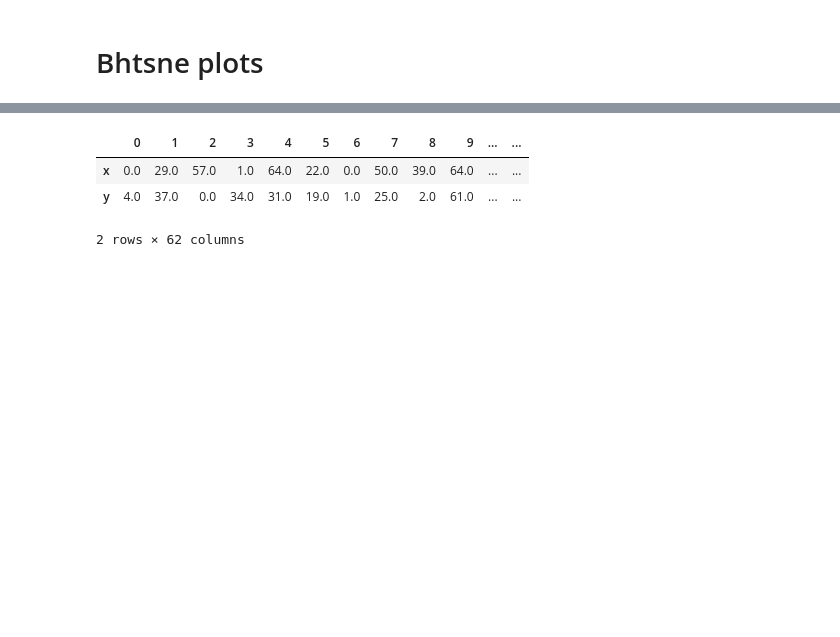
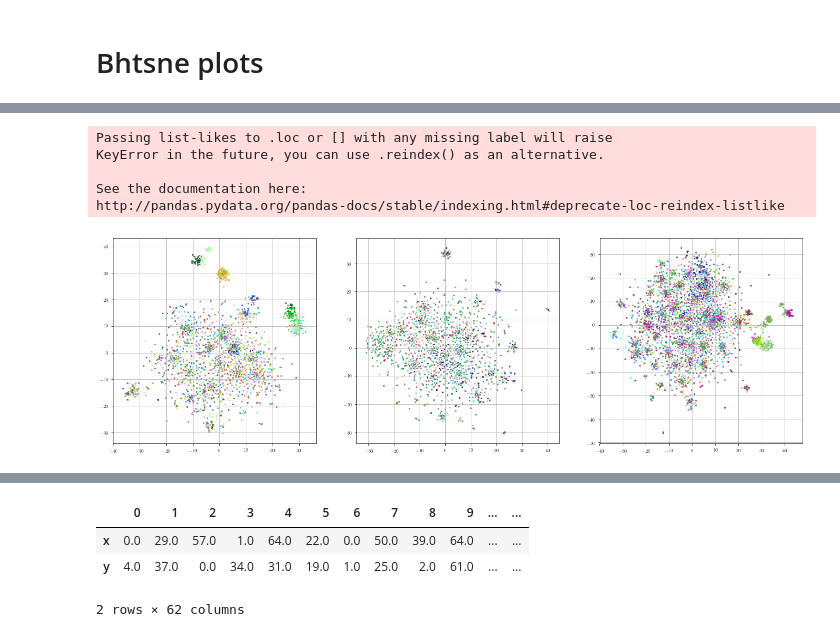
Before and after one commit to cherry-1024/pvtm-core, a Jupyter notebook: corpus_comparer.ipynb, the cells around one changed output, grey strips where cells are left out. Cells and saved outputs as stored; diff of their text form; code cells hidden in the pictures; blank space fills up the shorter version.

```diff
--- a/corpus_comparer.ipynb
+++ b/corpus_comparer.ipynb
@@ -70,3 +85,14 @@ finished reading csv file. start date conversion
 finished date conversion, evaluate columns where necessary...
 gmm_topics
 gmm_probas
+# %%
+print(plt.style.available)
+# sns.set(style='darkgrid')
+plt.style.use('seaborn-paper')
+plt.rcParams['axes.grid'] = True
+# plt.rc('font', family='DejaVu Sans', serif='Times')
+plt.rc('text', usetex=True)
+# plt.rc('xtick', labelsize=10)
+# plt.rc('ytick', labelsize=8)
+# plt.rc('axes', labelsize=8)
+# plt.rcParams["mathtext.fontset"] = "stix"
@@ -73,9 +101,9 @@ gmm_probas
 # %% [markdown]
 # Bhtsne plots
 # %%
-bhtsne1 = pd.read_csv(args['path1'] + '/bhtsne_with_center.csv', names=['x', 'y'])
-bhtsne2 = pd.read_csv(args['path2'] + '/bhtsne_with_center.csv', names=['x', 'y'])
-bhtsne3 = pd.read_csv(args['path3'] + '/bhtsne_with_center.csv', names=['x', 'y'])
+bhtsne1 = pd.read_csv(args['path1'] + '/bhtsne_with_center.csv', names=['x', 'y'], header=1)
+bhtsne2 = pd.read_csv(args['path2'] + '/bhtsne_with_center.csv', names=['x', 'y'], header=1)
+bhtsne3 = pd.read_csv(args['path3'] + '/bhtsne_with_center.csv', names=['x', 'y'], header=1)
 
 
 # split data in original corpora to find bhtsne indices
@@ -136,0 +143,49 @@ pdf
+# %%
+import random
+
+width  = 3.487 *6
+height = width /2/ 1.618
+
+f, axes = plt.subplots(1, 3, figsize=(width,height))
+
+f.subplots_adjust(left=.15, bottom=.16, right=.99, top=.97)
+
+# generate random rgb values
+r = lambda: random.randint(0, 255)
+
+
+
+topic_group = data1.groupby('gmm_top_topic')["Unnamed: 0"].apply(list).values
+for group in topic_group:
+    colorhex = '#%02X%02X%02X' % (r(), r(), r())
+    axes[0].scatter(bhtsne1.loc[group,'x'],bhtsne1.loc[group, "y"], c=colorhex, s=5)
+#     sns.regplot(bhtsne1.loc[group,'x'],bhtsne1.loc[group, "y"],scatter_kws={'s':10, 'facecolors':colorhex}, fit_reg=False,  ax=axes[0])
+topic_group = data2.groupby('gmm_top_topic')["Unnamed: 0"].apply(list).values
+for group in topic_group:
+    colorhex = '#%02X%02X%02X' % (r(), r(), r())
+    axes[1].scatter(bhtsne2.loc[group,'x'],bhtsne2.loc[group, "y"], c=colorhex, s=5)
+
+topic_group = data3.groupby('gmm_top_topic')["Unnamed: 0"].apply(list).values
+for group in topic_group:
+    colorhex = '#%02X%02X%02X' % (r(), r(), r())
+    axes[2].scatter(bhtsne3.loc[group,'x'], bhtsne3.loc[group, "y"], c=colorhex, s=5)
+
+#     axes[2].scatter(bh2.loc[group,'x'], bh2.loc[group, "y"], c=colorhex, s=5)
+
+
+
+
+
+
+# sns.regplot(bhtsne1['x'],bhtsne1["y"],scatter_kws={'s':1}, fit_reg=False,  ax=axes[0],).set_title(args['name_corpus_one'])
+# sns.regplot(bhtsne2['x'],bhtsne2["y"],scatter_kws={'s':1}, fit_reg=False,  ax=axes[1],).set_title(args['name_corpus_two'])
+# sns.regplot(bh1['x'],bh1["y"],scatter_kws={'s':0.5}, color='C0', fit_reg=False,  ax=axes[2], label = args['name_corpus_one']).set_title(args['name_corpus_one'] + " \& " + args['name_corpus_two'] )
+# sns.regplot(bh2['x'],bh2["y"],scatter_kws={'s':0.5}, color='C1', fit_reg=False,  ax=axes[2], label = args['name_corpus_two']).set_title(args['name_corpus_one'] + " \& " + args['name_corpus_two'] )
+# axes[2].legend(loc="best")
+# %% [output]
+Passing list-likes to .loc or [] with any missing label will raise
+KeyError in the future, you can use .reindex() as an alternative.
+
+See the documentation here:
+http://pandas.pydata.org/pandas-docs/stable/indexing.html#deprecate-loc-reindex-listlike
+[figure, added]
```
Also changed, not shown: parts of 9 cells of this notebook, 1 other file.
